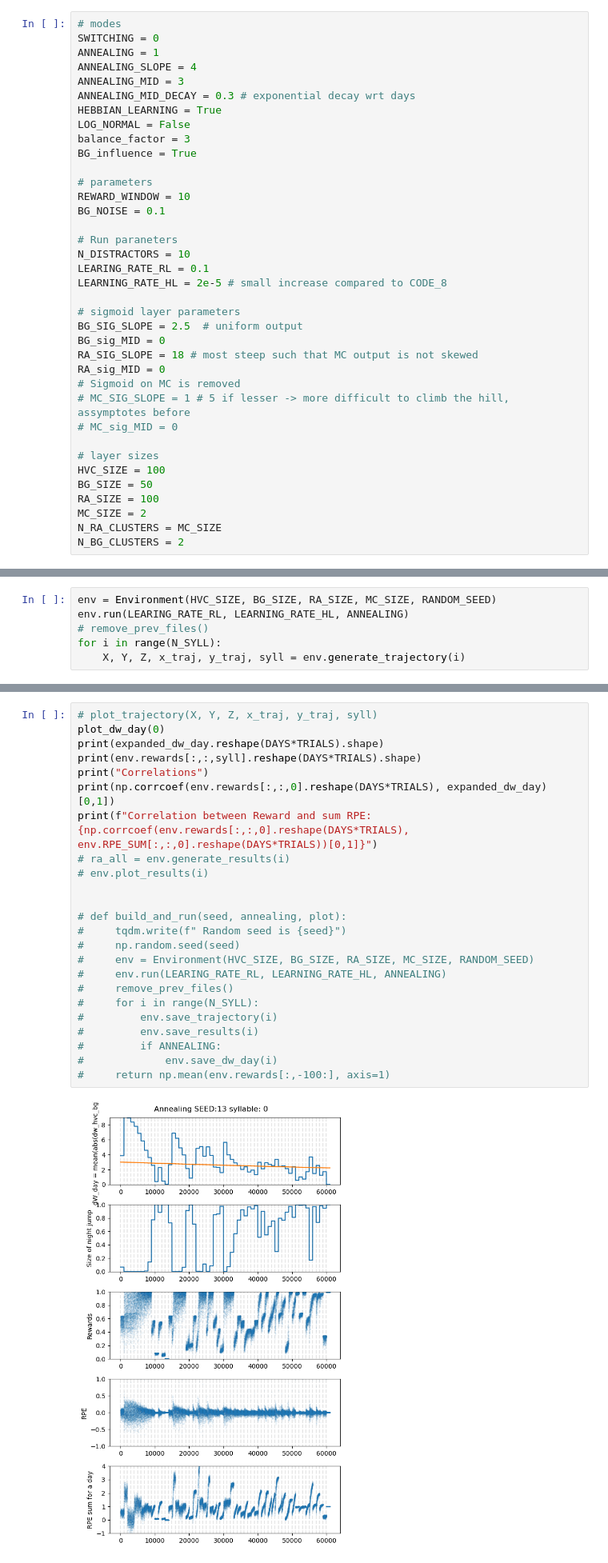
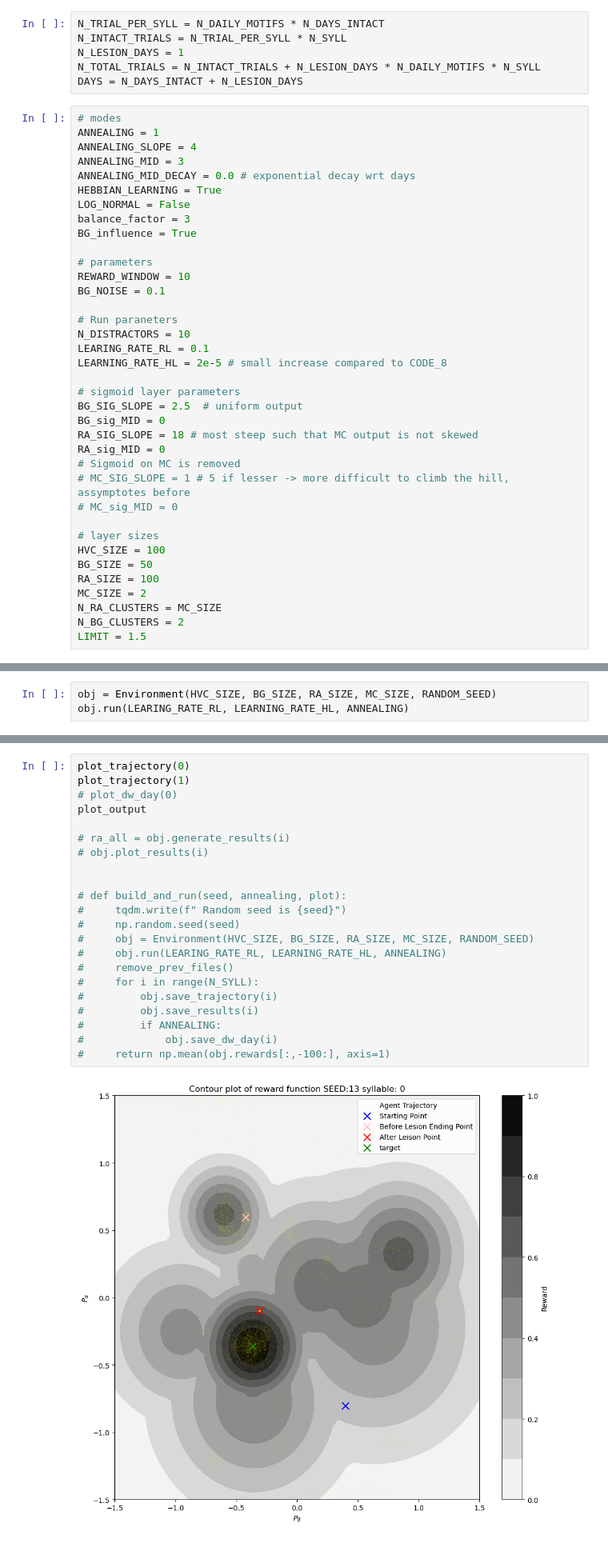
Before and after one commit to atharvsuryawanshi12/Dual_Pathway_RL_songbird, a Jupyter notebook: JSON/for_figures.ipynb, the cells around one changed output, grey strips where cells are left out. Shown: that part at 80% size. Drawn from its saved outputs; the diff is of its cells as text.

Commit message:
UPDATE for figures

```diff
--- a/JSON/for_figures.ipynb
+++ b/JSON/for_figures.ipynb
@@ -22,13 +22,18 @@ print(f'Random seed is {RANDOM_SEED}')
 np.random.seed(RANDOM_SEED)
 # %% [output]
 Random seed is 13
+# %%
+N_TRIAL_PER_SYLL = N_DAILY_MOTIFS * N_DAYS_INTACT
+N_INTACT_TRIALS = N_TRIAL_PER_SYLL * N_SYLL
+N_LESION_DAYS = 1
+N_TOTAL_TRIALS = N_INTACT_TRIALS + N_LESION_DAYS * N_DAILY_MOTIFS * N_SYLL
+DAYS = N_DAYS_INTACT + N_LESION_DAYS
 # %%
 # modes
-SWITCHING = 0
 ANNEALING = 1
 ANNEALING_SLOPE = 4
 ANNEALING_MID = 3
-ANNEALING_MID_DECAY = 0.3 # exponential decay wrt days
+ANNEALING_MID_DECAY = 0.0 # exponential decay wrt days
 HEBBIAN_LEARNING = True
 LOG_NORMAL = False
 balance_factor = 3
@@ -59,6 +64,7 @@ RA_SIZE = 100
 MC_SIZE = 2
 N_RA_CLUSTERS = MC_SIZE
 N_BG_CLUSTERS = 2
+LIMIT = 1.5
 # %%
 # Model
 class NN:
@@ -417,8 +416,5 @@ class Environment:
             plt.savefig(os.path.join(save_dir, f"dw_{RANDOM_SEED}_{syll}.png"))
             plt.close()  # Close the plot to avoid memory leaks
 # %%
-env = Environment(HVC_SIZE, BG_SIZE, RA_SIZE, MC_SIZE, RANDOM_SEED)
-env.run(LEARING_RATE_RL, LEARNING_RATE_HL, ANNEALING)
-# remove_prev_files()
-for i in range(N_SYLL):
-    X, Y, Z, x_traj, y_traj, syll = env.generate_trajectory(i)
+obj = Environment(HVC_SIZE, BG_SIZE, RA_SIZE, MC_SIZE, RANDOM_SEED)
+obj.run(LEARING_RATE_RL, LEARNING_RATE_HL, ANNEALING)
@@ -561,26 +626,24 @@ def plot_dw_day(syll):
 # %%
-# plot_trajectory(X, Y, Z, x_traj, y_traj, syll)
-plot_dw_day(0)
-print(expanded_dw_day.reshape(DAYS*TRIALS).shape)
-print(env.rewards[:,:,syll].reshape(DAYS*TRIALS).shape)
-print("Correlations")
-print(np.corrcoef(env.rewards[:,:,0].reshape(DAYS*TRIALS), expanded_dw_day)[0,1])
-print(f"Correlation between Reward and sum RPE: {np.corrcoef(env.rewards[:,:,0].reshape(DAYS*TRIALS), env.RPE_SUM[:,:,0].reshape(DAYS*TRIALS))[0,1]}")
-# ra_all = env.generate_results(i)
-# env.plot_results(i)
+plot_trajectory(0)
+plot_trajectory(1)
+# plot_dw_day(0)
+plot_output
+
+# ra_all = obj.generate_results(i)
+# obj.plot_results(i)
 
 
 # def build_and_run(seed, annealing, plot):
 #     tqdm.write(f" Random seed is {seed}")
 #     np.random.seed(seed)
-#     env = Environment(HVC_SIZE, BG_SIZE, RA_SIZE, MC_SIZE, RANDOM_SEED)
-#     env.run(LEARING_RATE_RL, LEARNING_RATE_HL, ANNEALING)
+#     obj = Environment(HVC_SIZE, BG_SIZE, RA_SIZE, MC_SIZE, RANDOM_SEED)
+#     obj.run(LEARING_RATE_RL, LEARNING_RATE_HL, ANNEALING)
 #     remove_prev_files()
 #     for i in range(N_SYLL):
-#         env.save_trajectory(i)
-#         env.save_results(i)
+#         obj.save_trajectory(i)
+#         obj.save_results(i)
 #         if ANNEALING:
-#             env.save_dw_day(i)
-#     return np.mean(env.rewards[:,-100:], axis=1)
+#             obj.save_dw_day(i)
+#     return np.mean(obj.rewards[:,-100:], axis=1)
 # %% [output]
-[figure, old version]
+[figure, new version]
```
Also changed, not shown: parts of 14 cells of this notebook.
